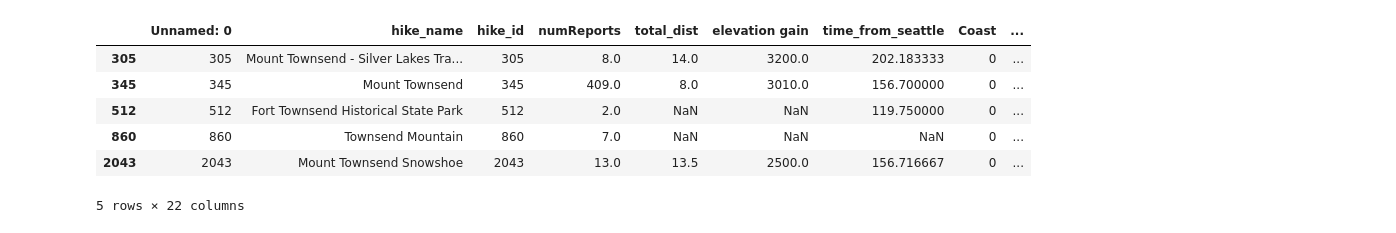
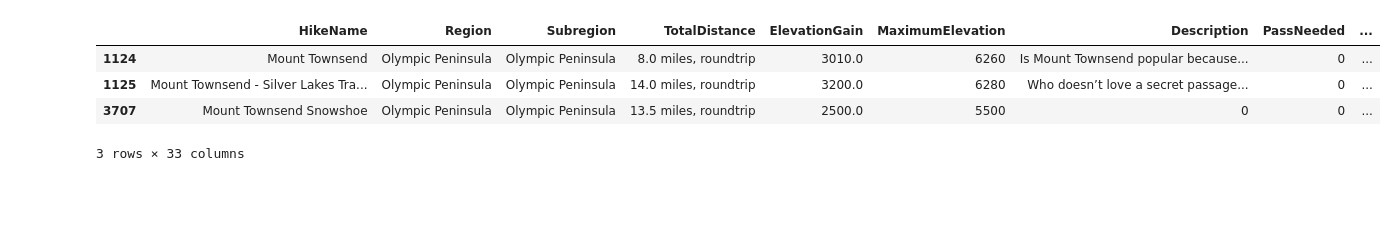
Before and after one commit to Jadetabony/wta_hikes, a Jupyter notebook: EDA/cosinesim_rework.ipynb, the cells around one changed output. Saved outputs shown, nothing was run; the diff lists cells and outputs as text; code cells hidden in the pictures; blank space fills up the shorter version.

```diff
--- a/EDA/cosinesim_rework.ipynb
+++ b/EDA/cosinesim_rework.ipynb
@@ -3,5 +3,4 @@ import pandas as pd
 import numpy as np
 from sklearn.metrics.pairwise import cosine_similarity
 # %%
-hike_data = pd.read_csv('data/itemData.csv')
-item_data = hike_data.drop(labels=['Unnamed: 0', 'hike_name', 'stars'], axis=1)
+hike_data = pd.read_csv('data/clean_hike_data.csv', index_col=0)
@@ -19 +27,5 @@ item_data.fillna(0, inplace=True)
+# %%
+
+hike_data.replace(to_replace=["None"], value=np.nan, inplace=True)
+hike_data.fillna(0, inplace=True)
 # %%
@@ -101,10 +158,8 @@ hr=hikeRecommender(item_data, weights=weights)
 # %%
-hike_data[hike_data['hike_name'].str.contains("Townsend")]
+hike_data[hike_data['HikeName'].str.contains("Mount Townsend")]
 # %% [output]
-|  | Unnamed: 0 | hike_name | hike_id | numReports | total_dist | elevation gain | time_from_seattle | Coast | ... |
-| 305 | 305 | Mount Townsend - Silver Lakes Tra... | 305 | 8.0 | 14.0 | 3200.0 | 202.183333 | 0 | ... |
-| 345 | 345 | Mount Townsend | 345 | 409.0 | 8.0 | 3010.0 | 156.700000 | 0 | ... |
-| 512 | 512 | Fort Townsend Historical State Park | 512 | 2.0 | NaN | NaN | 119.750000 | 0 | ... |
-| 860 | 860 | Townsend Mountain | 860 | 7.0 | NaN | NaN | NaN | 0 | ... |
-| 2043 | 2043 | Mount Townsend Snowshoe | 2043 | 13.0 | 13.5 | 2500.0 | 156.716667 | 0 | ... |
+|  | HikeName | Region | Subregion | TotalDistance | ElevationGain | MaximumElevation | Description | PassNeeded | ... |
+| 1124 | Mount Townsend | Olympic Peninsula | Olympic Peninsula | 8.0 miles, roundtrip | 3010.0 | 6260 | Is Mount Townsend popular because... | 0 | ... |
+| 1125 | Mount Townsend - Silver Lakes Tra... | Olympic Peninsula | Olympic Peninsula | 14.0 miles, roundtrip | 3200.0 | 6280 | Who doesn’t love a secret passage... | 0 | ... |
+| 3707 | Mount Townsend Snowshoe | Olympic Peninsula | Olympic Peninsula | 13.5 miles, roundtrip | 2500.0 | 5500 | 0 | 0 | ... |
-5 rows × 22 columns
+3 rows × 33 columns
```
Also changed, not shown: parts of 28 cells of this notebook, 3 other files.
